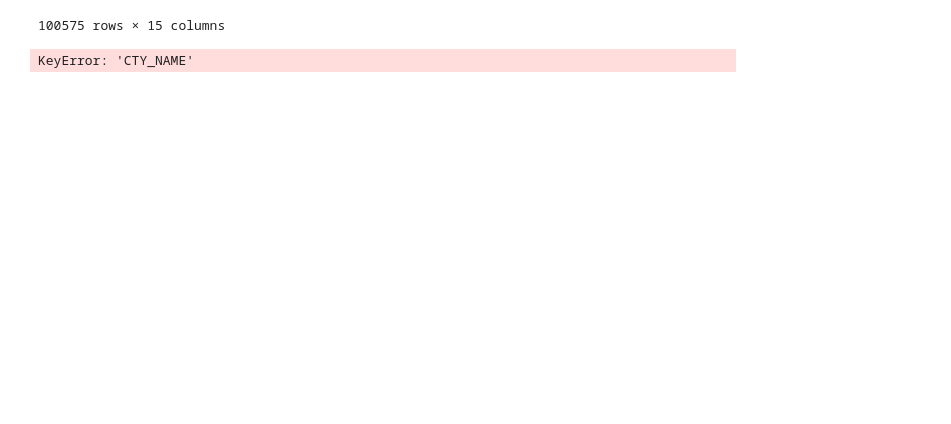
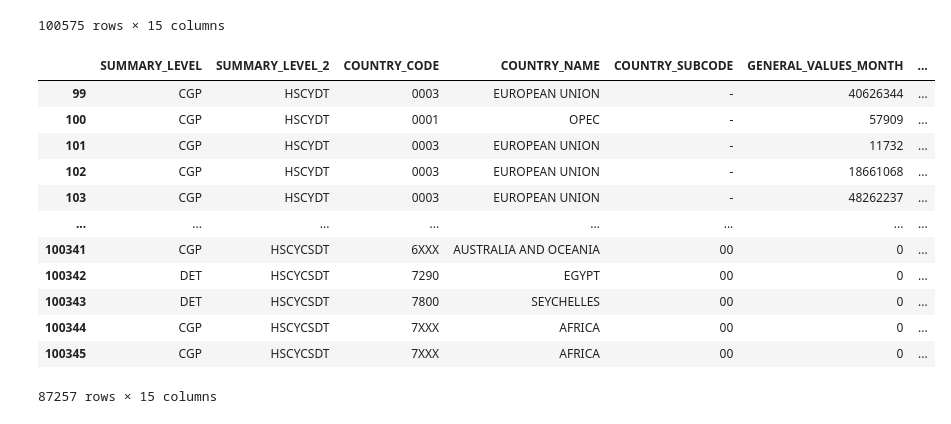
Before and after one commit to LaurenEGardner/bootcamp-project2, a Jupyter notebook: importAPI2020.ipynb, the cells around one changed output. Cells and saved outputs as stored; diff of their text form; code cells hidden in the pictures; blank space fills up the shorter version.

```diff
--- a/importAPI2020.ipynb
+++ b/importAPI2020.ipynb
@@ -139,13 +139,25 @@ importData2020
 # %%
 # Create table with only totals for visualization
 totalImportData2020 = importData2020[(importData2020['COUNTRY_NAME'] == "TOTAL FOR ALL COUNTRIES") & (importData2020['DISTRICT_NAME'] == "TOTAL FOR ALL DISTRICTS")]
 
 # drop aggregated totals
-importData2020= importData2020[importData2020['CTY_NAME']!="TOTAL FOR ALL COUNTRIES"]
-importData2020= importData2020[importData2020['DIST_NAME']!="TOTAL FOR ALL DISTRICTS"]
+importData2020= importData2020[importData2020['COUNTRY_NAME']!="TOTAL FOR ALL COUNTRIES"]
+importData2020= importData2020[importData2020['DISTRICT_NAME']!="TOTAL FOR ALL DISTRICTS"]
 importData2020
 # %% [output]
+|  | SUMMARY_LEVEL | SUMMARY_LEVEL_2 | COUNTRY_CODE | COUNTRY_NAME | COUNTRY_SUBCODE | GENERAL_VALUES_MONTH | ... |
+| 99 | CGP | HSCYDT | 0003 | EUROPEAN UNION | - | 40626344 | ... |
+| 100 | CGP | HSCYDT | 0001 | OPEC | - | 57909 | ... |
+| 101 | CGP | HSCYDT | 0003 | EUROPEAN UNION | - | 11732 | ... |
+| 102 | CGP | HSCYDT | 0003 | EUROPEAN UNION | - | 18661068 | ... |
+| 103 | CGP | HSCYDT | 0003 | EUROPEAN UNION | - | 48262237 | ... |
+| ... | ... | ... | ... | ... | ... | ... | ... |
+| 100341 | CGP | HSCYCSDT | 6XXX | AUSTRALIA AND OCEANIA | 00 | 0 | ... |
+| 100342 | DET | HSCYCSDT | 7290 | EGYPT | 00 | 0 | ... |
+| 100343 | DET | HSCYCSDT | 7800 | SEYCHELLES | 00 | 0 | ... |
+| 100344 | CGP | HSCYCSDT | 7XXX | AFRICA | 00 | 0 | ... |
+| 100345 | CGP | HSCYCSDT | 7XXX | AFRICA | 00 | 0 | ... |
-KeyError: 'CTY_NAME'
+87257 rows × 15 columns
 # %%
 # Save as a csv
 # Using encoding="utf-8" to avoid issues later
```
